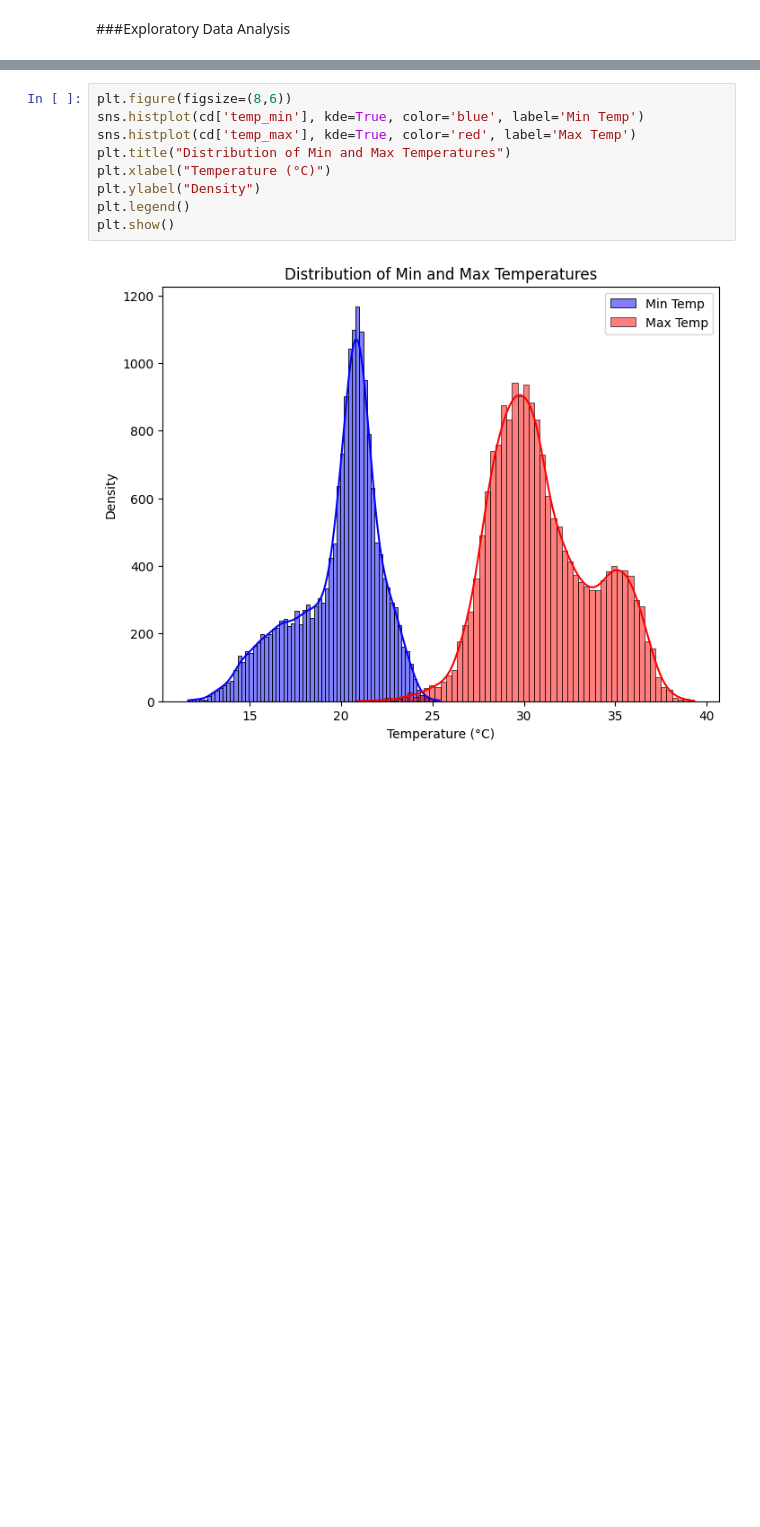
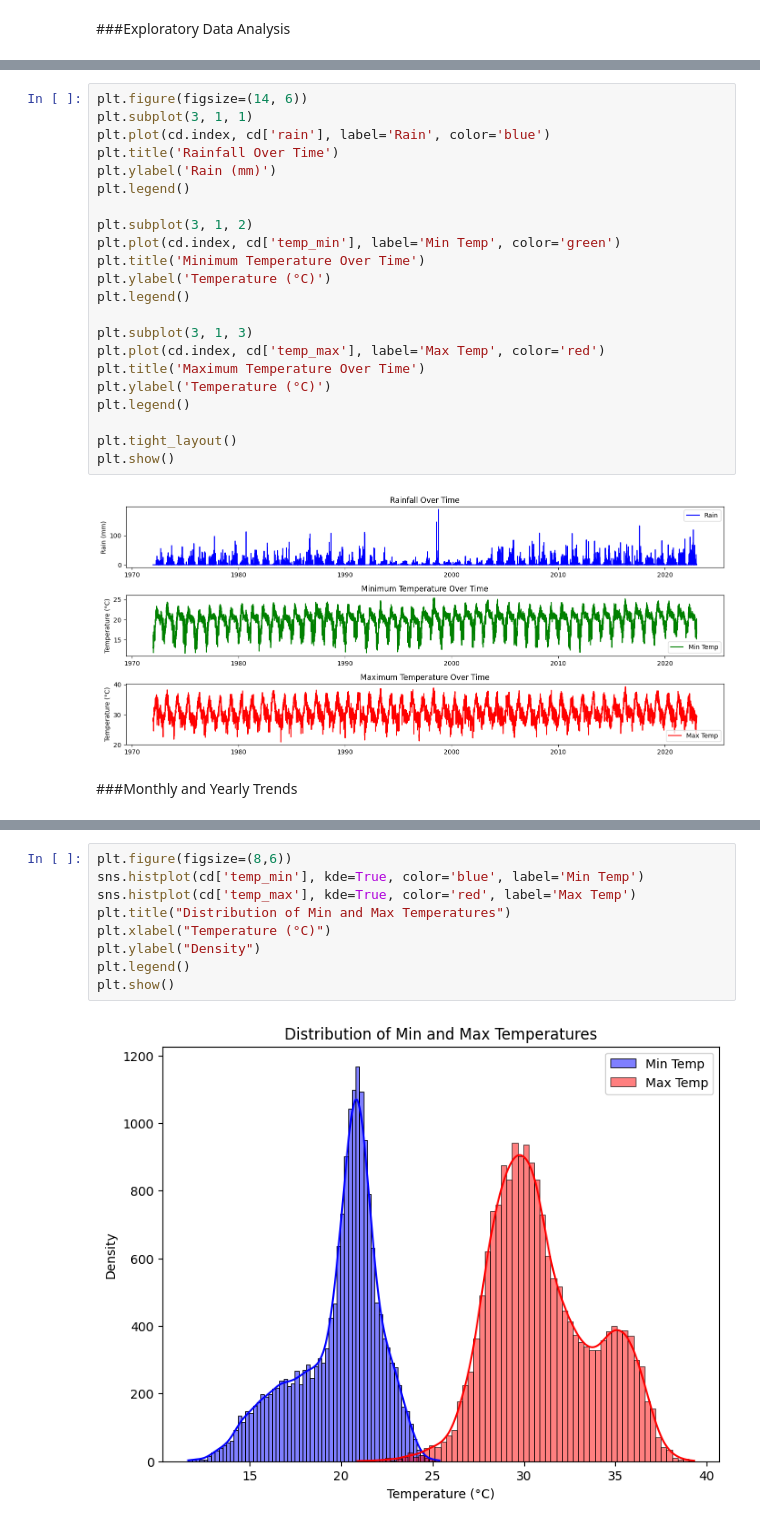
Before and after one commit to harishkodidela/Data-Science-Project, a Jupyter notebook: Precipitation_Pred.ipynb, the cells around one changed output, grey strips where cells are left out. Saved outputs shown, nothing was run; the diff lists cells and outputs as text; blank space fills up the shorter version.

```diff
--- a/Precipitation_Pred.ipynb
+++ b/Precipitation_Pred.ipynb
@@ -59,0 +64,26 @@ cd.corr()
+# %%
+plt.figure(figsize=(14, 6))
+plt.subplot(3, 1, 1)
+plt.plot(cd.index, cd['rain'], label='Rain', color='blue')
+plt.title('Rainfall Over Time')
+plt.ylabel('Rain (mm)')
+plt.legend()
+
+plt.subplot(3, 1, 2)
+plt.plot(cd.index, cd['temp_min'], label='Min Temp', color='green')
+plt.title('Minimum Temperature Over Time')
+plt.ylabel('Temperature (°C)')
+plt.legend()
+
+plt.subplot(3, 1, 3)
+plt.plot(cd.index, cd['temp_max'], label='Max Temp', color='red')
+plt.title('Maximum Temperature Over Time')
+plt.ylabel('Temperature (°C)')
+plt.legend()
+
+plt.tight_layout()
+plt.show()
+# %% [output]
+[figure, added]
+# %% [markdown]
+###Monthly and Yearly Trends
```
Also changed, not shown: parts of 52 cells of this notebook.
